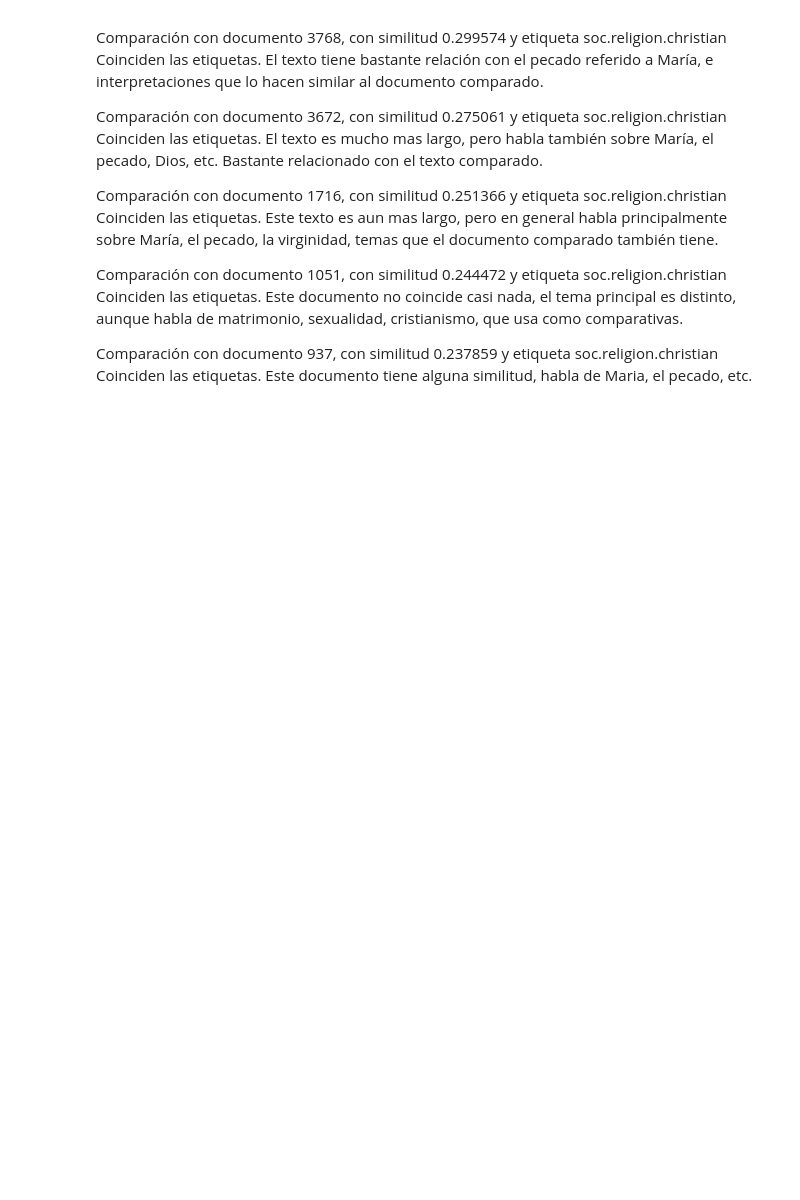
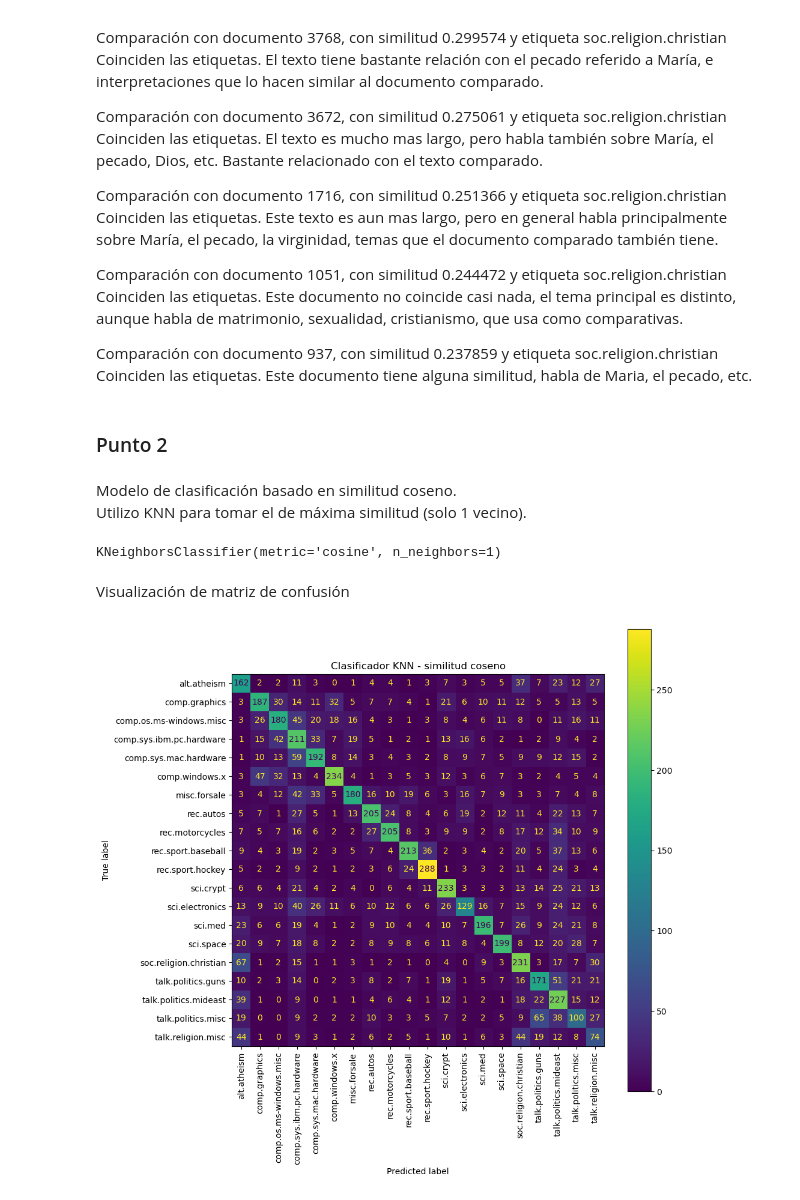
Before and after one commit to gjmv/CEIA_2025_B4_PNL1_TP, a Jupyter notebook: Desafio_1.ipynb, the cells around one changed output. Drawn from its saved outputs; the diff is of its cells as text; code cells hidden in the pictures; blank space fills up the shorter version.

Commit message:
Puntos 2 y 3

```diff
--- a/Desafio_1.ipynb
+++ b/Desafio_1.ipynb
@@ -262,3 +263,32 @@ Coinciden las etiquetas. Este documento no coincide casi nada, el tema principal
 
 Comparación con documento 937, con similitud 0.237859 y etiqueta soc.religion.christian
 Coinciden las etiquetas. Este documento tiene alguna similitud, habla de Maria, el pecado, etc.
+# %% [markdown]
+### Punto 2
+# %% [markdown]
+Modelo de clasificación basado en similitud coseno.
+Utilizo KNN para tomar el de máxima similitud (solo 1 vecino).
+# %%
+from sklearn.neighbors import KNeighborsClassifier
+
+classifier_knn = KNeighborsClassifier(n_neighbors=1, metric="cosine")
+# Entreno con set de train
+classifier_knn.fit(X_train, y_train)
+# %% [output]
+KNeighborsClassifier(metric='cosine', n_neighbors=1)
+# %%
+# Calculo la clase del set de test a partir del clasificador
+y_pred = classifier_knn.predict(X_test)
+# %% [markdown]
+Visualización de matriz de confusión
+# %%
+cm_knn = confusion_matrix(y_test, y_pred)
+disp = ConfusionMatrixDisplay(confusion_matrix=cm_knn, display_labels=newsgroups_test.target_names)
+
+fig, ax = plt.subplots(figsize=(10,10))
+ax.grid(False)
+disp.plot(ax=ax, xticks_rotation=90)
+ax.set_title("Clasificador KNN - similitud coseno")
+plt.show()
+# %% [output]
+[figure, added]
```
Also changed, not shown: parts of 12 cells of this notebook.
